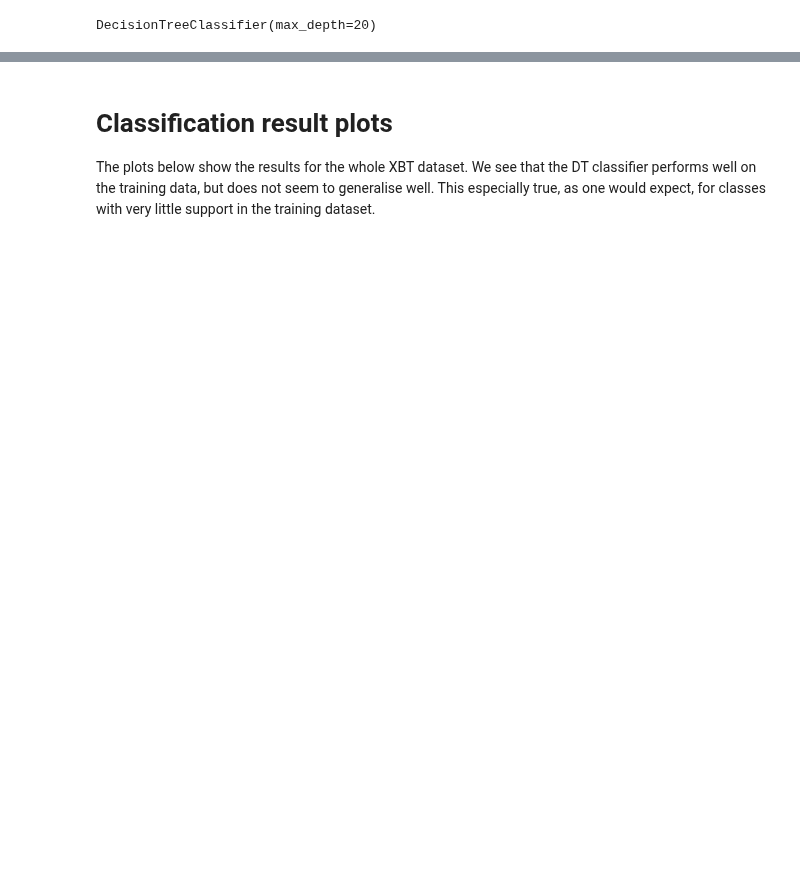
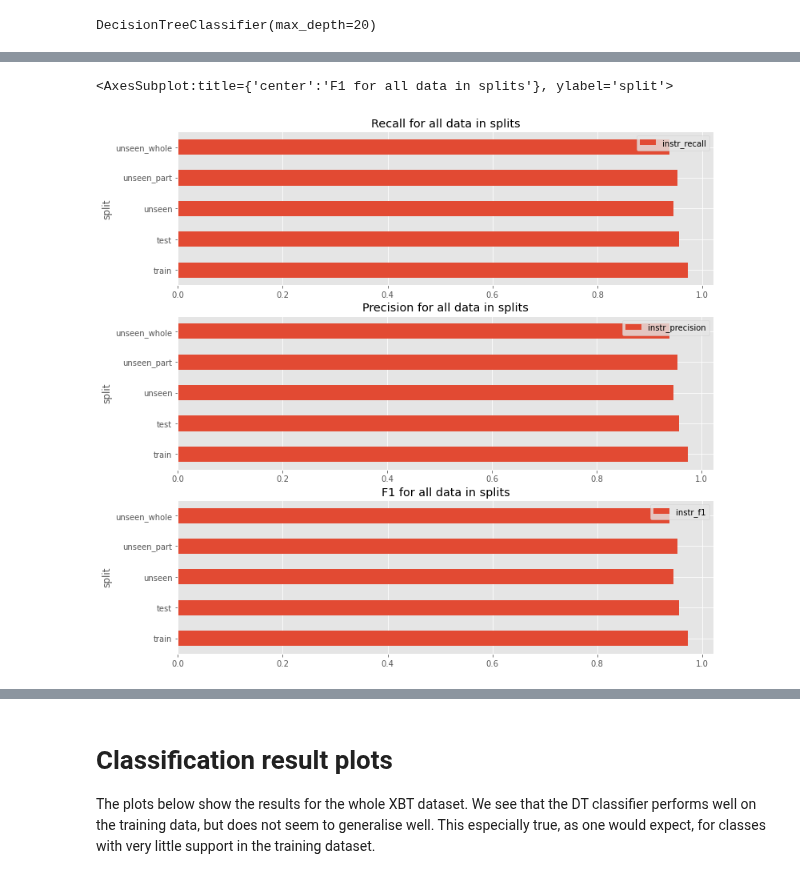
Before and after one commit to MetOffice/XBTs_classification, a Jupyter notebook: notebooks/dt_data_resampling.ipynb, the cells around one changed output, grey strips where cells are left out. Saved outputs shown, nothing was run; the diff lists cells and outputs as text; code cells hidden in the pictures; blank space fills up the shorter version.

```diff
--- a/notebooks/dt_data_resampling.ipynb
+++ b/notebooks/dt_data_resampling.ipynb
@@ -389 +469,12 @@ metrics_all_df.plot.bar(x='split', y='instr_recall')
+# %%
+fig1 = matplotlib.pyplot.figure('imbalanced_metrics_all', figsize=(12,12))
+ax1 = fig1.add_subplot(3,1,1,title='Recall for all data in splits')
+metrics_all_df.plot.barh(x='split', y='instr_recall', ax=ax1)
+ax1 = fig1.add_subplot(3,1,2,title='Precision for all data in splits')
+metrics_all_df.plot.barh(x='split', y='instr_precision', ax=ax1)
+ax1 = fig1.add_subplot(3,1,3,title='F1 for all data in splits')
+metrics_all_df.plot.barh(x='split', y='instr_f1', ax=ax1)
+# %% [output]
+<AxesSubplot:title={'center':'F1 for all data in splits'}, ylabel='split'>
+[figure, added]
 # %%
```
Also changed, not shown: parts of 64 cells of this notebook, 1 other file.
